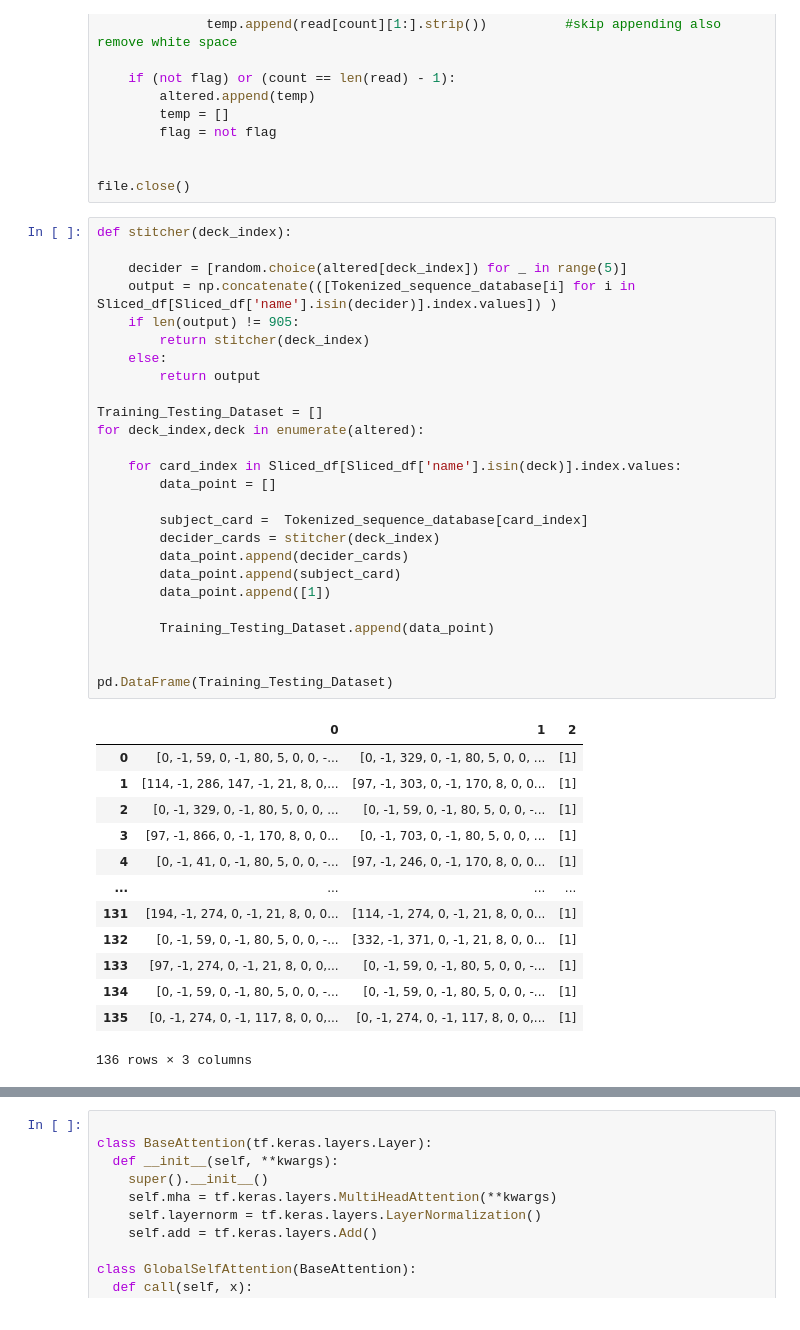
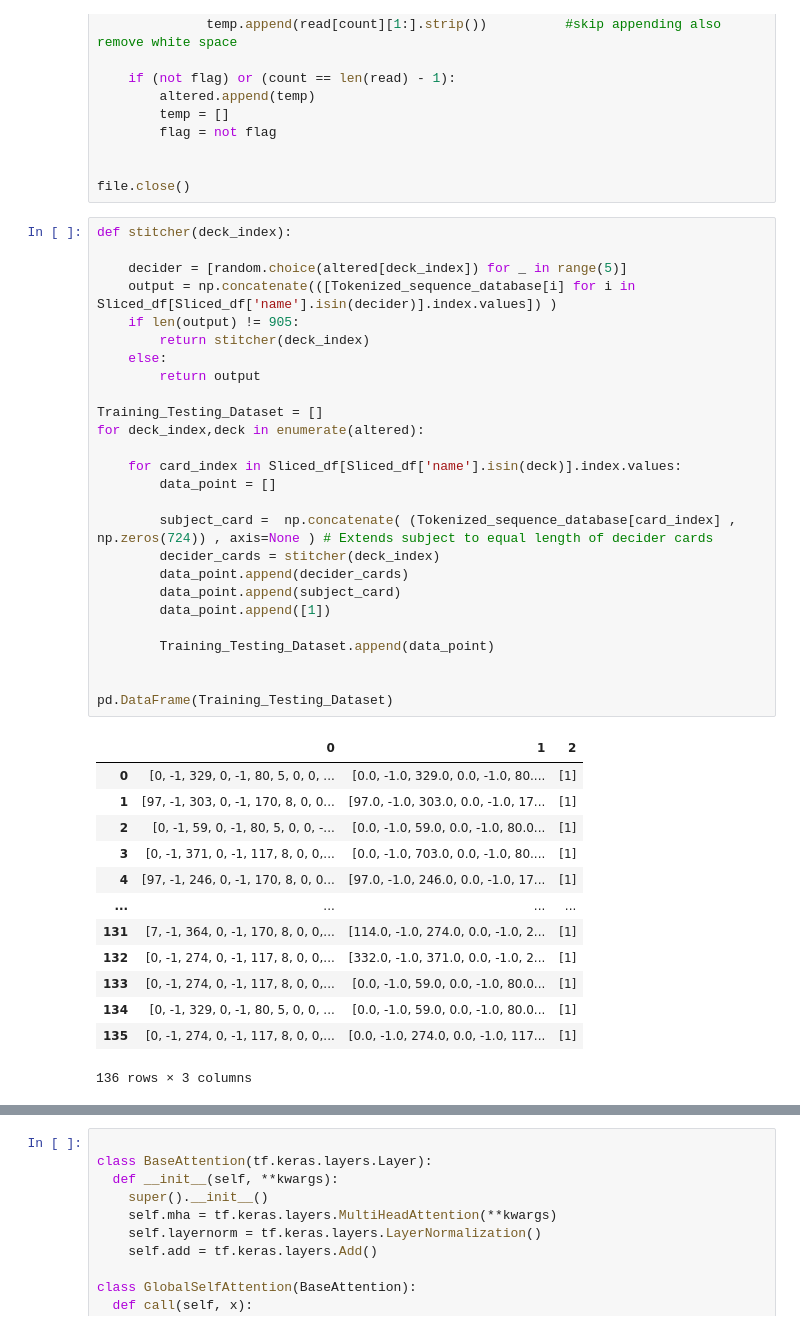
Before and after one commit to X99S5/Transformer_Based_Yugioh_Comparator_Model, a Jupyter notebook: Main.ipynb, the cells around one changed output, grey strips where cells are left out. Saved outputs shown, nothing was run; the diff lists cells and outputs as text.

```diff
--- a/Main.ipynb
+++ b/Main.ipynb
@@ -116,41 +116,41 @@ file.close()
 # %%
 def stitcher(deck_index):
 
     decider = [random.choice(altered[deck_index]) for _ in range(5)]
     output = np.concatenate(([Tokenized_sequence_database[i] for i in Sliced_df[Sliced_df['name'].isin(decider)].index.values]) )
     if len(output) != 905:
         return stitcher(deck_index)
     else:
         return output
 
 Training_Testing_Dataset = []
 for deck_index,deck in enumerate(altered):
 
     for card_index in Sliced_df[Sliced_df['name'].isin(deck)].index.values:
         data_point = []
 
-        subject_card =  Tokenized_sequence_database[card_index]
+        subject_card =  np.concatenate( (Tokenized_sequence_database[card_index] , np.zeros(724)) , axis=None ) # Extends subject to equal length of decider cards
         decider_cards = stitcher(deck_index)
         data_point.append(decider_cards)
         data_point.append(subject_card)
         data_point.append([1])
 
         Training_Testing_Dataset.append(data_point)
 
 
 pd.DataFrame(Training_Testing_Dataset)
 # %% [output]
 |  | 0 | 1 | 2 |
-| 0 | [0, -1, 59, 0, -1, 80, 5, 0, 0, -... | [0, -1, 329, 0, -1, 80, 5, 0, 0, ... | [1] |
-| 1 | [114, -1, 286, 147, -1, 21, 8, 0,... | [97, -1, 303, 0, -1, 170, 8, 0, 0... | [1] |
-| 2 | [0, -1, 329, 0, -1, 80, 5, 0, 0, ... | [0, -1, 59, 0, -1, 80, 5, 0, 0, -... | [1] |
-| 3 | [97, -1, 866, 0, -1, 170, 8, 0, 0... | [0, -1, 703, 0, -1, 80, 5, 0, 0, ... | [1] |
-| 4 | [0, -1, 41, 0, -1, 80, 5, 0, 0, -... | [97, -1, 246, 0, -1, 170, 8, 0, 0... | [1] |
+| 0 | [0, -1, 329, 0, -1, 80, 5, 0, 0, ... | [0.0, -1.0, 329.0, 0.0, -1.0, 80.... | [1] |
+| 1 | [97, -1, 303, 0, -1, 170, 8, 0, 0... | [97.0, -1.0, 303.0, 0.0, -1.0, 17... | [1] |
+| 2 | [0, -1, 59, 0, -1, 80, 5, 0, 0, -... | [0.0, -1.0, 59.0, 0.0, -1.0, 80.0... | [1] |
+| 3 | [0, -1, 371, 0, -1, 117, 8, 0, 0,... | [0.0, -1.0, 703.0, 0.0, -1.0, 80.... | [1] |
+| 4 | [97, -1, 246, 0, -1, 170, 8, 0, 0... | [97.0, -1.0, 246.0, 0.0, -1.0, 17... | [1] |
 | ... | ... | ... | ... |
-| 131 | [194, -1, 274, 0, -1, 21, 8, 0, 0... | [114, -1, 274, 0, -1, 21, 8, 0, 0... | [1] |
-| 132 | [0, -1, 59, 0, -1, 80, 5, 0, 0, -... | [332, -1, 371, 0, -1, 21, 8, 0, 0... | [1] |
-| 133 | [97, -1, 274, 0, -1, 21, 8, 0, 0,... | [0, -1, 59, 0, -1, 80, 5, 0, 0, -... | [1] |
-| 134 | [0, -1, 59, 0, -1, 80, 5, 0, 0, -... | [0, -1, 59, 0, -1, 80, 5, 0, 0, -... | [1] |
-| 135 | [0, -1, 274, 0, -1, 117, 8, 0, 0,... | [0, -1, 274, 0, -1, 117, 8, 0, 0,... | [1] |
+| 131 | [7, -1, 364, 0, -1, 170, 8, 0, 0,... | [114.0, -1.0, 274.0, 0.0, -1.0, 2... | [1] |
+| 132 | [0, -1, 274, 0, -1, 117, 8, 0, 0,... | [332.0, -1.0, 371.0, 0.0, -1.0, 2... | [1] |
+| 133 | [0, -1, 274, 0, -1, 117, 8, 0, 0,... | [0.0, -1.0, 59.0, 0.0, -1.0, 80.0... | [1] |
+| 134 | [0, -1, 329, 0, -1, 80, 5, 0, 0, ... | [0.0, -1.0, 59.0, 0.0, -1.0, 80.0... | [1] |
+| 135 | [0, -1, 274, 0, -1, 117, 8, 0, 0,... | [0.0, -1.0, 274.0, 0.0, -1.0, 117... | [1] |
 136 rows × 3 columns
 # %%
```
Also changed, not shown: parts of 2 cells of this notebook.
